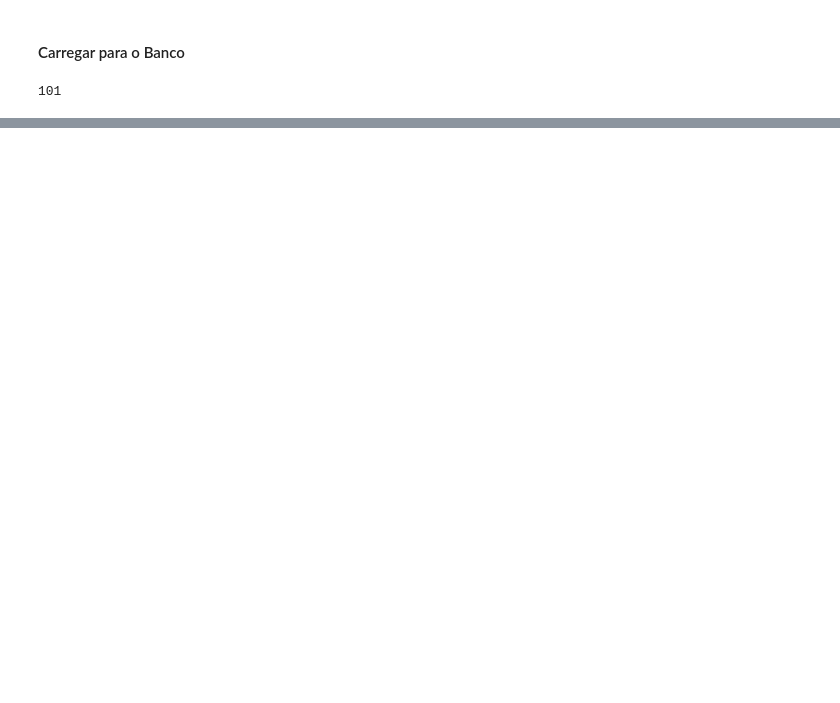
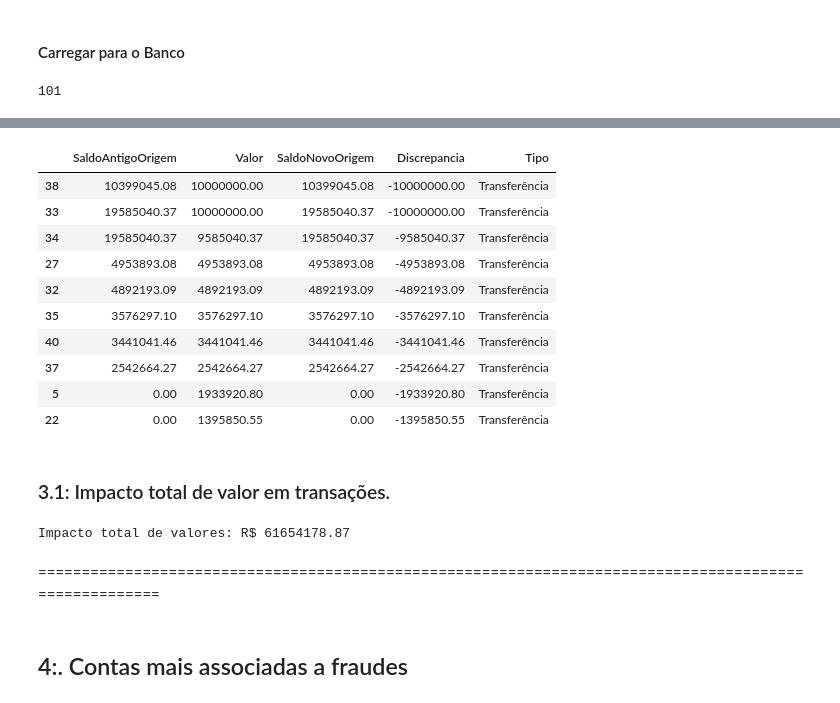
Before and after one commit to DanielsOfficial0102/FraudDetection-BlueShiftAcademy, a Jupyter notebook: ETL.ipynb, the cells around one changed output, grey strips where cells are left out. Drawn from its saved outputs; the diff is of its cells as text; code cells hidden in the pictures; blank space fills up the shorter version.

```diff
--- a/ETL.ipynb
+++ b/ETL.ipynb
@@ -223,0 +372,32 @@ df.to_sql('projeto_daniel_danillo_matheus', con=engine, if_exists='replace', ind
+# %%
+# Ordenar as discrepâncias em ordem decrescente de valor absoluto
+top_discrepancias = df_discrepancias.reindex(df_discrepancias["Discrepancia"].abs().sort_values(ascending=False).index)
+
+# Selecionar as 10 maiores discrepâncias
+top_discrepancias = top_discrepancias.head(10)
+
+# Exibir os resultados
+display(top_discrepancias[["SaldoAntigoOrigem", "Valor", "SaldoNovoOrigem", "Discrepancia", "Tipo"]])
+# %% [output]
+|  | SaldoAntigoOrigem | Valor | SaldoNovoOrigem | Discrepancia | Tipo |
+| 38 | 10399045.08 | 10000000.00 | 10399045.08 | -10000000.00 | Transferência |
+| 33 | 19585040.37 | 10000000.00 | 19585040.37 | -10000000.00 | Transferência |
+| 34 | 19585040.37 | 9585040.37 | 19585040.37 | -9585040.37 | Transferência |
+| 27 | 4953893.08 | 4953893.08 | 4953893.08 | -4953893.08 | Transferência |
+| 32 | 4892193.09 | 4892193.09 | 4892193.09 | -4892193.09 | Transferência |
+| 35 | 3576297.10 | 3576297.10 | 3576297.10 | -3576297.10 | Transferência |
+| 40 | 3441041.46 | 3441041.46 | 3441041.46 | -3441041.46 | Transferência |
+| 37 | 2542664.27 | 2542664.27 | 2542664.27 | -2542664.27 | Transferência |
+| 5 | 0.00 | 1933920.80 | 0.00 | -1933920.80 | Transferência |
+| 22 | 0.00 | 1395850.55 | 0.00 | -1395850.55 | Transferência |
+# %% [markdown]
+### 3.1: Impacto total de valor em transações.
+# %%
+impacto_total = df_discrepancias["Discrepancia"].abs().sum()
+print(f"Impacto total de valores: R$ {impacto_total:.2f}")
+# %% [output]
+Impacto total de valores: R$ 61654178.87
+# %% [markdown]
+======================================================================================================
+# %% [markdown]
+## 4:. Contas mais associadas a fraudes
```
Also changed, not shown: parts of 28 cells of this notebook.
